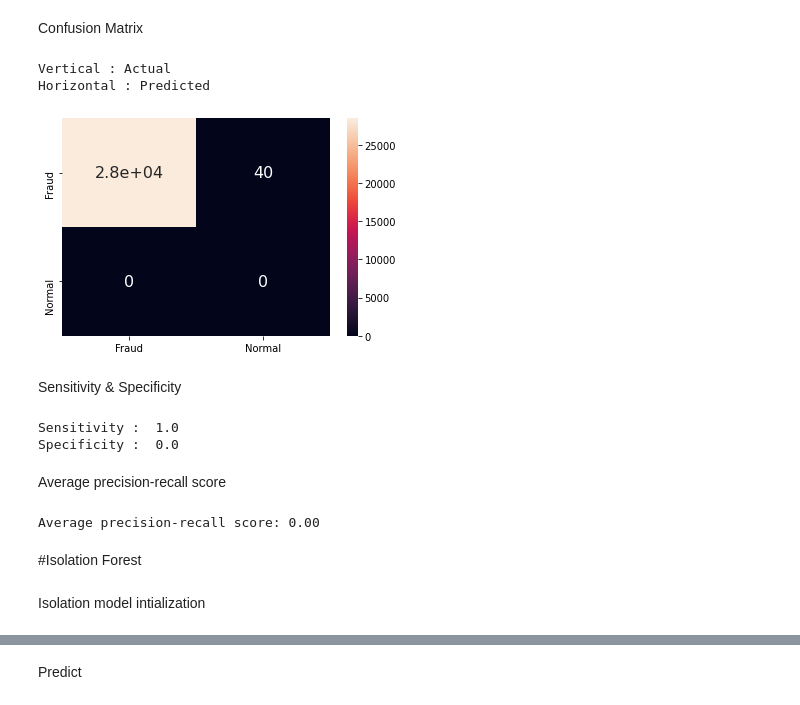
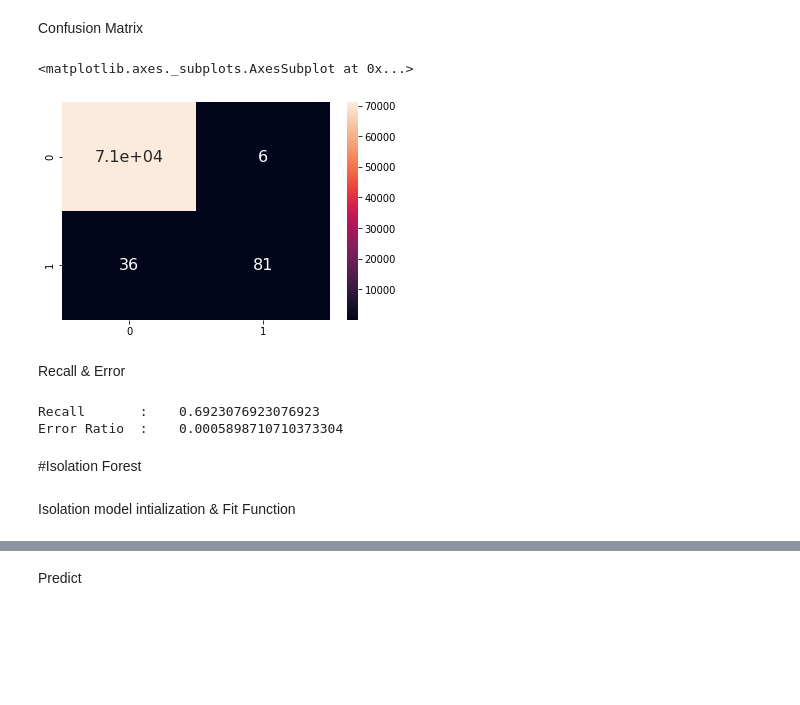
Before and after one commit to 201701203/Anomaly-detection-in-Payments-using-ML, a Jupyter notebook: Anamoly_detection.ipynb, the cells around one changed output, grey strips where cells are left out. Drawn from its saved outputs; the diff is of its cells as text; code cells hidden in the pictures; blank space fills up the shorter version.

```diff
--- a/Anamoly_detection.ipynb
+++ b/Anamoly_detection.ipynb
@@ -213,37 +194,23 @@ SVM testing
 y_svm = model_svm.predict(x_test)
 # %% [markdown]
 Confusion Matrix
-# %%
-y_svm[y_svm == 1] = 0
-y_svm[y_svm == -1] = 1
-cm_svm = confusion_matrix(y_svm,y_test)
-cm_svm_p = pd.DataFrame(cm_svm, index = [i for i in {"Fraud","Normal"}], columns = [i for i in {"Fraud","Normal"}])
-sns.heatmap(cm_svm_p, annot=True, annot_kws={"size": 16})
-print("Vertical : Actual")
-print("Horizontal : Predicted")
-# %% [output]
-Vertical : Actual
-Horizontal : Predicted
-[figure, removed]
-# %% [markdown]
-Sensitivity & Specificity
-# %%
-Sensitivity = cm_svm[0][0]/(cm_svm[0][0]+cm_svm[1][0])
-
-Specificity = cm_svm[1][1]/(cm_svm[1][1]+cm_svm[0][1])
-
-print("Sensitivity : ",Sensitivity)
-print("Specificity : ",Specificity)
-# %% [output]
-Sensitivity :  1.0
-Specificity :  0.0
-# %% [markdown]
-Average precision-recall score
-# %%
-average_precision = average_precision_score(y_test, y_svm)
-print('Average precision-recall score: {0:0.2f}'.format(average_precision))
-# %% [output]
-Average precision-recall score: 0.00
+# %%
+cm_svm = confusion_matrix(y_test,y_svm)
+cm_svm_p = pd.DataFrame(cm_svm)
+sns.heatmap(cm_svm_p, annot=True, annot_kws={"size": 16})
+# %% [output]
+<matplotlib.axes._subplots.AxesSubplot at 0x...>
+[figure, added]
+# %% [markdown]
+Recall & Error
+# %%
+recall = recall_score(y_test, y_svm, pos_label=1)
+
+print("Recall       :   ",recall)
+print("Error Ratio  :   ",(cm_svm[0][1] + cm_svm[1][0])/len(y_test))
+# %% [output]
+Recall       :    0.6923076923076923
+Error Ratio  :    0.0005898710710373304
 # %% [markdown]
 #Isolation Forest
 # %%
@@ -479,6 +439,6 @@ def path_length_tree(x, t,e):
         if x[a] >= t.split_value :
             return path_length_tree(x, t.right, e+1)
 # %% [markdown]
-Isolation model intialization
+Isolation model intialization & Fit Function
 # %%
 it = IsolationTreeEnsemble(sample_size=512, n_trees=100)
```
Also changed, not shown: parts of 47 cells of this notebook.
